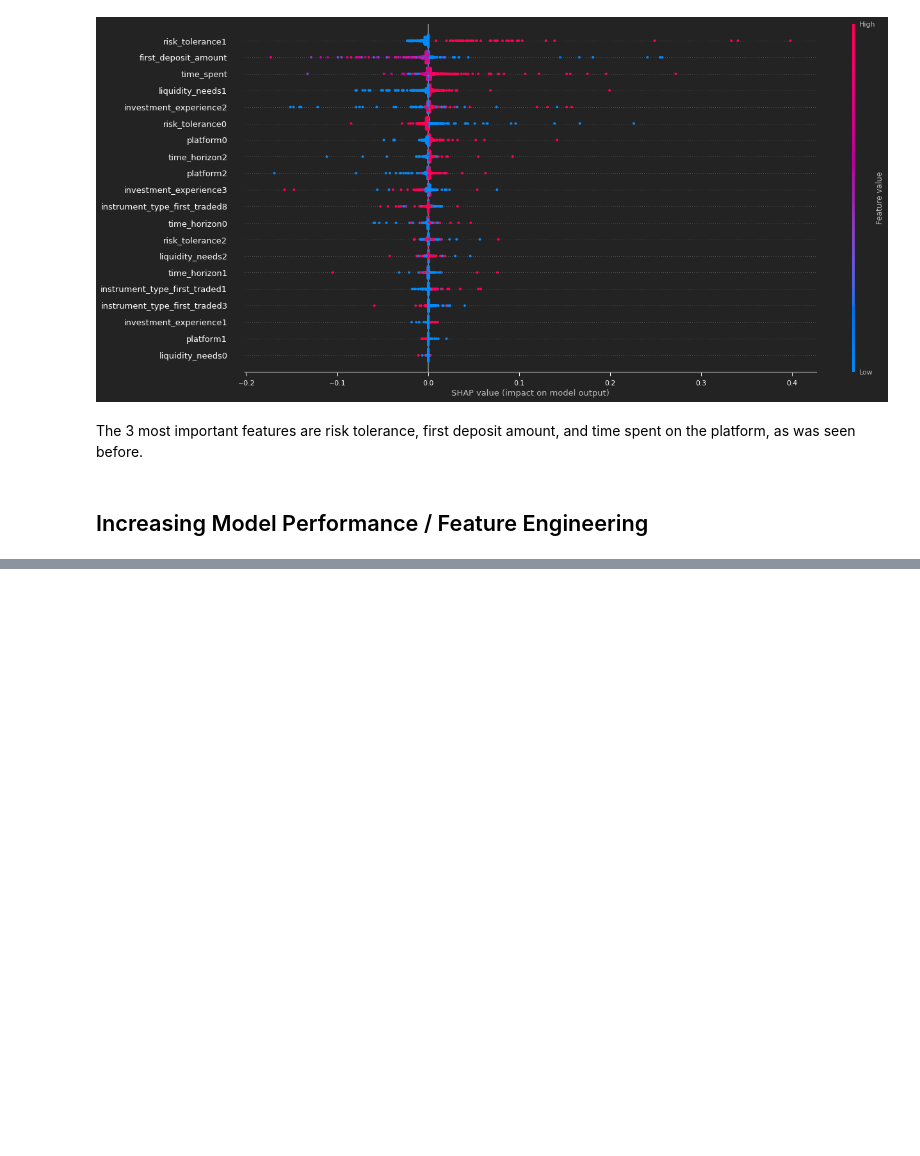
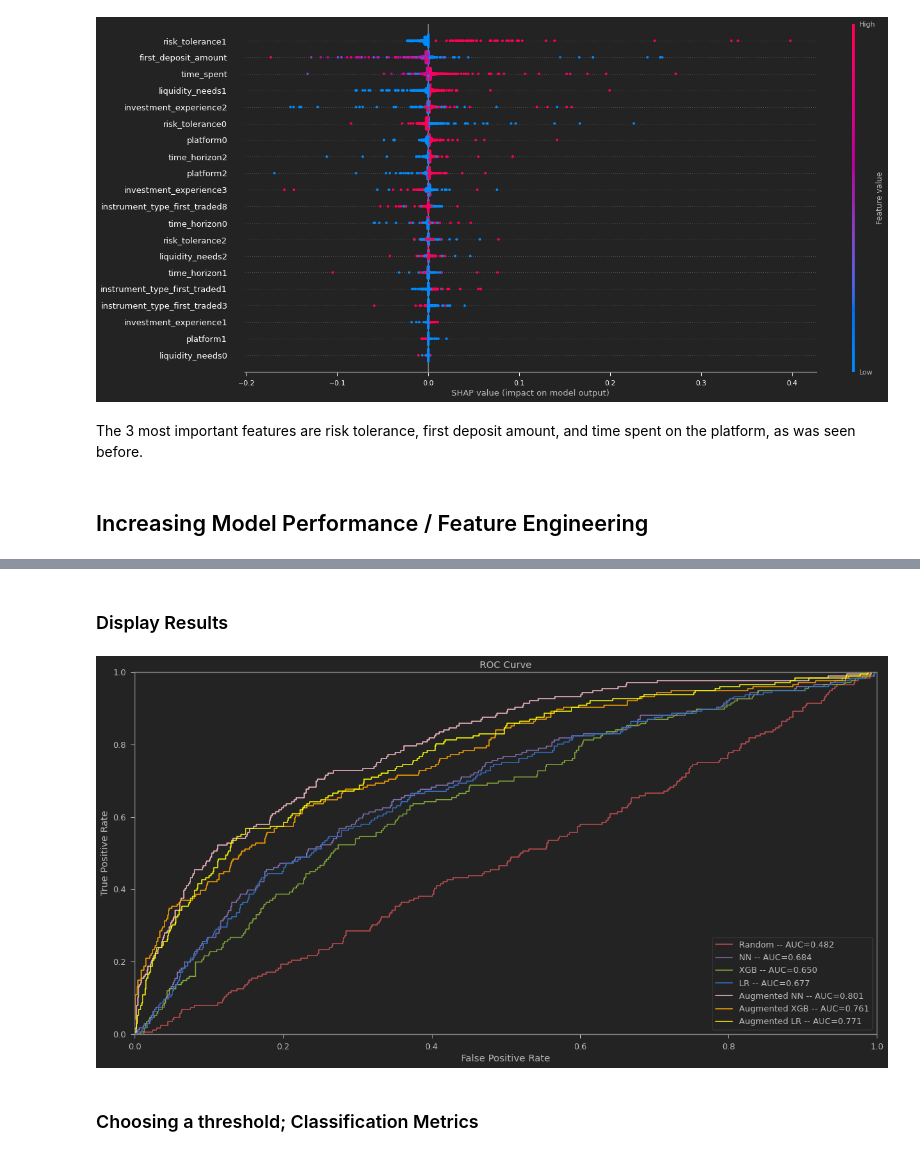
Before and after one commit to JakeHollingsworth/churn_rate_prediction, a Jupyter notebook: churn_rate.ipynb, the cells around one changed output, grey strips where cells are left out. Drawn from its saved outputs; the diff is of its cells as text; code cells hidden in the pictures; blank space fills up the shorter version.

```diff
--- a/churn_rate.ipynb
+++ b/churn_rate.ipynb
@@ -426,0 +527,11 @@ We will compute and add the following features to the dataset:
+# %%
+# Need to retrain previous models, as the test set now contains users that were in the training set of these models.
+#opt_nn = GridSearchCV(estimator=nn, param_grid=nn_param_grid, cv=k_folds, n_jobs=12, refit=True)
+opt_nn = MLPClassifier(activation='logistic', solver='adam', learning_rate_init=.001, alpha=.001, hidden_layer_sizes=(20,20,10))
+opt_nn.fit(X_train, Y_train)
+
+opt_xgb = XGBClassifier(tree_method='gpu_hist',n_estimators=200,min_child_weight=9,max_depth=2,eta=.3)
+opt_xgb.fit(X_train,Y_train)
+
+opt_logistic = LogisticRegression(penalty='none', solver='saga')
+opt_logistic.fit(X_train,Y_train)
@@ -426,0 +546,27 @@ We will compute and add the following features to the dataset:
+# %% [markdown]
+### Display Results
+# %%
+Y_pred_nn = opt_nn.predict_proba(X_test)[:,1]
+Y_pred_xgb = opt_xgb.predict_proba(X_test)[:,1]
+Y_pred_lr = opt_logistic.predict_proba(X_test)[:,1]
+Y_pred_nn_aug = opt_nn_aug.predict_proba(aug_X_test)[:,1]
+Y_pred_xgb_aug = opt_xgb_aug.predict_proba(aug_X_test)[:,1]
+Y_pred_lr_aug = opt_logistic_aug.predict_proba(aug_X_test)[:,1]
+
+fig = plt.subplots(1,1,figsize=(20,10))
+
+for preds, c, label in zip([Y_pred_rand, Y_pred_nn, Y_pred_xgb, Y_pred_lr, Y_pred_nn_aug, Y_pred_xgb_aug, Y_pred_lr_aug], ['r','m','g','b', 'pink', 'orange', 'yellow'], ['Random', 'NN', 'XGB', 'LR', 'Augmented NN', 'Augmented XGB', 'Augmented LR']):
+    fpr, tpr, _ = metrics.roc_curve(aug_Y_test, preds)
+    roc_auc = metrics.auc(fpr, tpr)
+    plt.title('ROC Curve')
+    plt.plot(fpr,tpr,c,label=f'{label} -- AUC={roc_auc:.3f}')
+plt.xlabel('False Positive Rate')
+plt.ylabel('True Positive Rate')
+plt.legend(loc = 'lower right')
+plt.xlim([0, 1])
+plt.ylim([0, 1])
+plt.show()
+# %% [output]
+[figure, added]
+# %% [markdown]
+### Choosing a threshold; Classification Metrics
```
Also changed, not shown: parts of 23 cells of this notebook.
